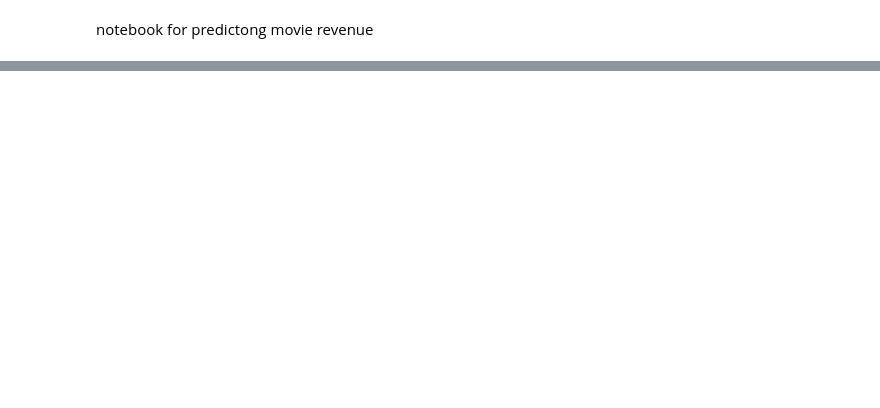
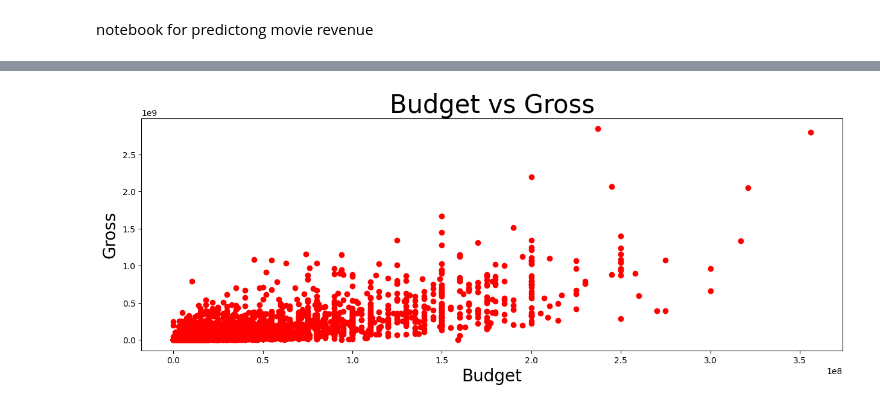
Before and after one commit to jj862/Microsoft-Movie-Industry-Analysis, a Jupyter notebook: price_prediction.ipynb, the cells around one changed output, grey strips where cells are left out. Saved outputs shown, nothing was run; the diff lists cells and outputs as text; code cells hidden in the pictures; blank space fills up the shorter version.

```diff
--- a/price_prediction.ipynb
+++ b/price_prediction.ipynb
@@ -91,0 +106,5 @@ imdb_df['Gross'] = imdb_df['Gross'].str.replace(',', '').astype(float)
+# %%
+import pandas as pd
+
+# Assuming you have a DataFrame named 'movies' with a 'name' column
+movies_clean.drop_duplicates(subset='name', keep='first', inplace=True)
@@ -91,0 +116,4 @@ imdb_df['Gross'] = imdb_df['Gross'].str.replace(',', '').astype(float)
+# %%
+movies_clean = movies_clean.drop(['name', 'year', 'released', 'score', 'votes'], axis=1)
+# %%
+df = movies_clean
@@ -91,0 +136,14 @@ imdb_df['Gross'] = imdb_df['Gross'].str.replace(',', '').astype(float)
+# %%
+df['budget']=df['budget'].astype('int64')
+
+df['gross'] = df['gross'].astype('int64')
+# %%
+# budeget vs gross
+figure = plt.figure(figsize=(15,5))
+plt.scatter(x=df['budget'],y=df['gross'],color='red')
+plt.title("Budget vs Gross",size=30)
+plt.xlabel("Budget",size=20)
+plt.ylabel("Gross",size=20)
+plt.show()
+# %% [output]
+[figure, added]
```
Also changed, not shown: parts of 35 cells of this notebook, 1 other file.
